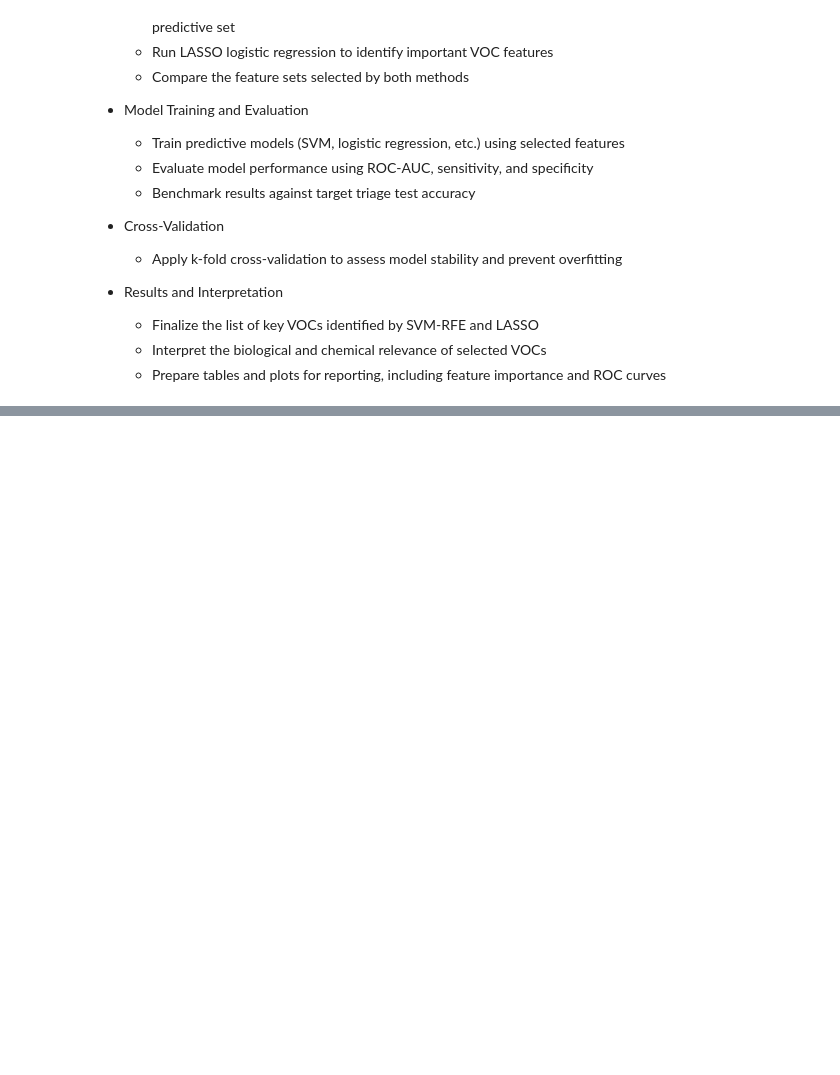
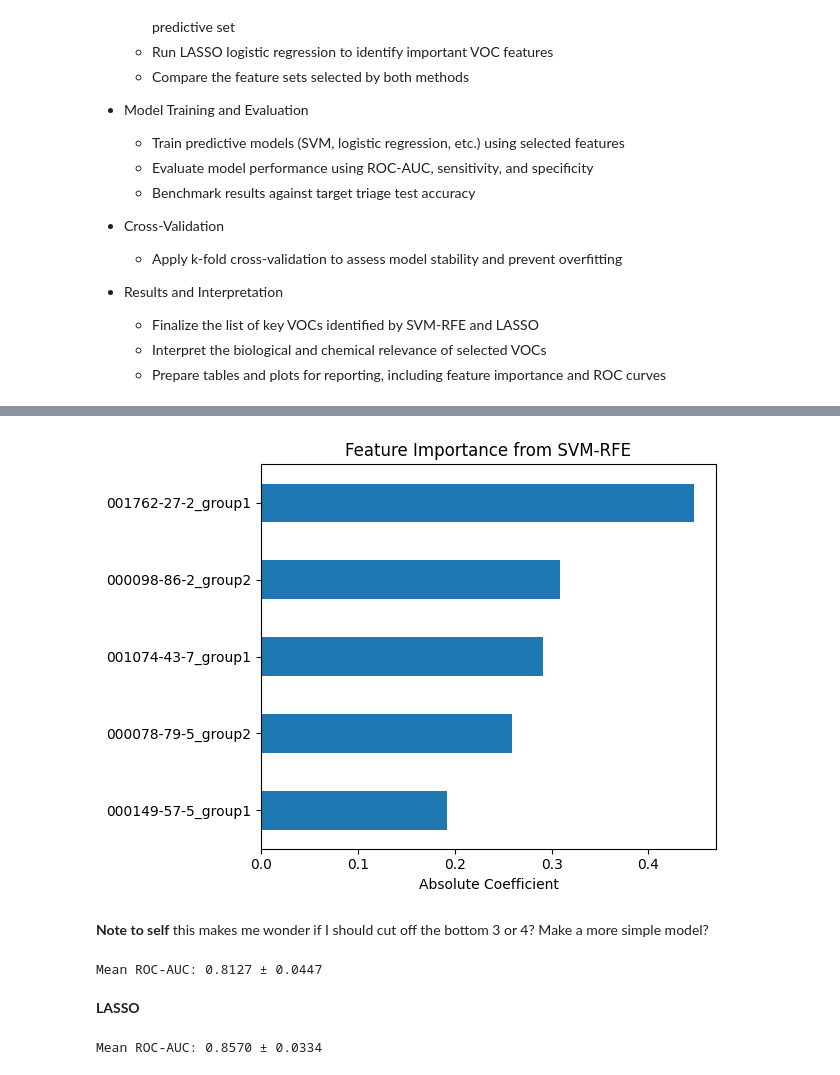
Before and after one commit to tyst-ucsf/capstone-project, a Jupyter notebook: d_train_test_split.ipynb, the cells around one changed output, grey strips where cells are left out. Drawn from its saved outputs; the diff is of its cells as text; code cells hidden in the pictures; blank space fills up the shorter version.

Commit message:
Completed model training. Still WIP

```diff
--- a/d_train_test_split.ipynb
+++ b/d_train_test_split.ipynb
@@ -23,0 +118,8 @@ Note to self:
+# %%
+svm = svc = LinearSVC(C=1, max_iter=10000)  # going with C=1 for now to avoid overfitting
+
+# select top 5
+rfe = RFE(estimator=svm, n_features_to_select=5, step=1)
+
+# Fit RFE model
+rfe.fit(X, y)
@@ -23,0 +128,8 @@ Note to self:
+# %%
+selected_features = X.columns[rfe.support_]
+print("Selected features:", selected_features.tolist())
+
+# Rankings (1 = selected)
+ranking = pd.Series(rfe.ranking_, index=X.columns).sort_values()
+print("Top 20 ranked features:")
+print(ranking.head(20))
@@ -23,0 +154,34 @@ Note to self:
+# %%
+# Visualizing
+# Refit SVM just on selected features for coefficient extraction
+svm.fit(X[selected_features], y)
+coefs = pd.Series(np.abs(svm.coef_[0]), index=selected_features)
+
+# Plot
+coefs.sort_values().plot(kind='barh')
+plt.title("Feature Importance from SVM-RFE")
+plt.xlabel("Absolute Coefficient")
+plt.tight_layout()
+plt.show()
+# %% [output]
+[figure, added]
+# %% [markdown]
+**Note to self** this makes me wonder if I should cut off the bottom 3 or 4? Make a more simple model?
+# %%
+# Cross-validate
+# Needing this LinearSVC and not just linear. The data is fine but it's breaking. Probably too many features for low number of samples?
+# LinearSVC has a better solver for higher dimensions.
+pipeline = Pipeline([
+    ("feature_selection", RFE(LinearSVC(C=1, max_iter=10000), n_features_to_select=5)),
+    ("svm", LinearSVC(C=1, max_iter=10000))
+])
+
+# Cross-validation
+cv = StratifiedKFold(n_splits=5, shuffle=True, random_state=42)  # 5 folds seems standard by literature. Random state of 42 similar to above.
+scores = cross_val_score(pipeline, X, y, cv=cv, scoring="roc_auc")
+
+print(f"Mean ROC-AUC: {scores.mean():.4f} ± {scores.std():.4f}")
+# %% [output]
+Mean ROC-AUC: 0.8127 ± 0.0447
+# %% [markdown]
+****LASSO****
@@ -23,0 +191,15 @@ Note to self:
+# %%
+# LASSO with l1
+lasso = LogisticRegression(penalty='l1', solver='liblinear', C=0.10, max_iter=10000)  # A lower C means fewer features (0.5, 0.1)
+
+# CV
+cv = StratifiedKFold(n_splits=5, shuffle=True, random_state=42)
+
+pipeline = Pipeline([
+    ('lasso', lasso)
+])
+
+scores = cross_val_score(pipeline, X, y, cv=cv, scoring='roc_auc')
+print(f"Mean ROC-AUC: {scores.mean():.4f} ± {scores.std():.4f}")
+# %% [output]
+Mean ROC-AUC: 0.8570 ± 0.0334
```
Also changed, not shown: parts of 21 cells of this notebook.
